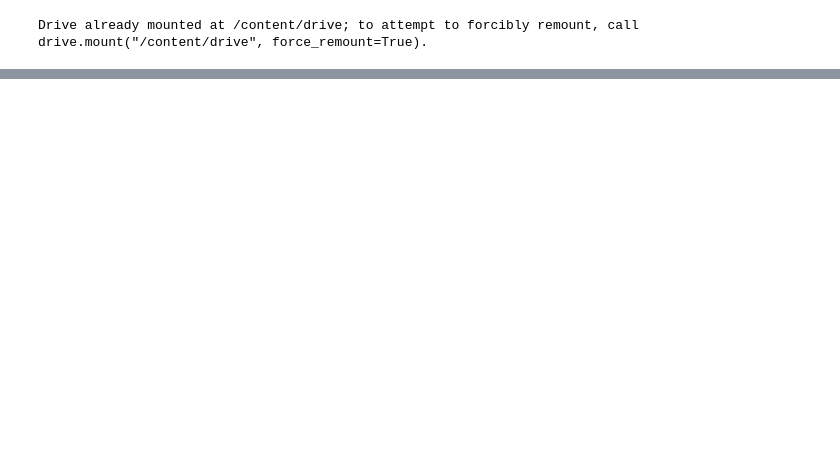
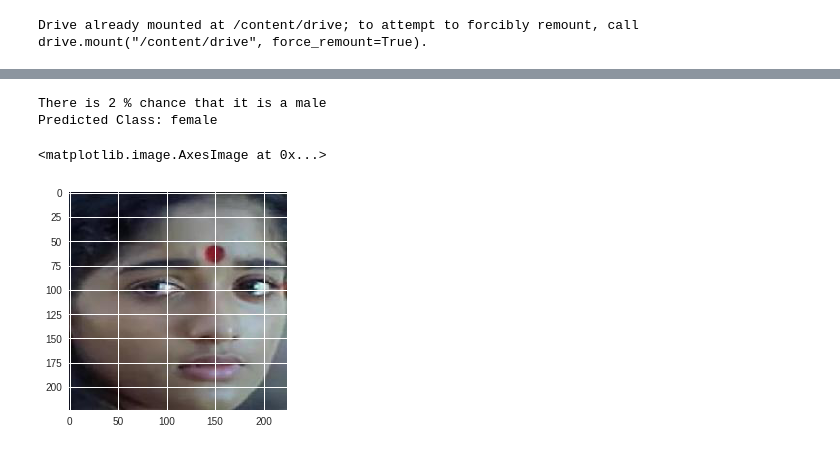
Before and after one commit to chellabeatrixkiddo/ML_and_DL, a Jupyter notebook: CV_AnalyticsVidhya/male_vs_female_classification/male_vs_female_classification.ipynb, the cells around one changed output, grey strips where cells are left out. Cells and saved outputs as stored; diff of their text form; code cells hidden in the pictures; blank space fills up the shorter version.

```diff
--- a/CV_AnalyticsVidhya/male_vs_female_classification/male_vs_female_classification.ipynb
+++ b/CV_AnalyticsVidhya/male_vs_female_classification/male_vs_female_classification.ipynb
@@ -86,0 +159,6 @@ prediction_probabilities
+# %%
+y_train = traindata.loc[:2000]['class']
+
+X_train = X_train / X_train.max()
+
+X_train, X_valid, y_train, y_valid = train_test_split(X_train,y_train,test_size=0.3, random_state=42)
@@ -86,0 +207,2 @@ prediction_probabilities
+# %%
+model.fit(X_train, y_train, epochs=20,validation_data=(X_valid,y_valid))
@@ -86,0 +230,9 @@ prediction_probabilities
+# %%
+X_test = X_test / X_test.max()
+
+
+predictions = model.predict_classes(X_test)
+predictions
+
+prediction_probabilities = model.predict(X_test)
+prediction_probabilities
@@ -86,0 +247,24 @@ prediction_probabilities
+# %%
+rng = np.random.RandomState(42)
+
+cl_enum = {1:"male", 0:"female"}
+# %%
+test_images = testdata.loc[:1000]['image_names']
+
+imgname = rng.choice(test_images)
+
+prob = (prediction_probabilities[:, 0] * 100).astype(int)[np.where(test_images == imgname)[0][0]]
+
+cl = (predictions).astype(int)[np.where(test_images == imgname)[0][0]]
+
+img = plt.imread('/content/drive/My Drive/DLDatasets/CV101/datasets/male_vs_female_classification/images/' + imgname)
+
+print('There is', prob, '% chance that it is a male')
+print('Predicted Class:', cl_enum[cl[0]])
+
+plt.imshow(img)
+# %% [output]
+There is 2 % chance that it is a male
+Predicted Class: female
+<matplotlib.image.AxesImage at 0x...>
+[figure, added]
```
Also changed, not shown: parts of 20 cells of this notebook.
